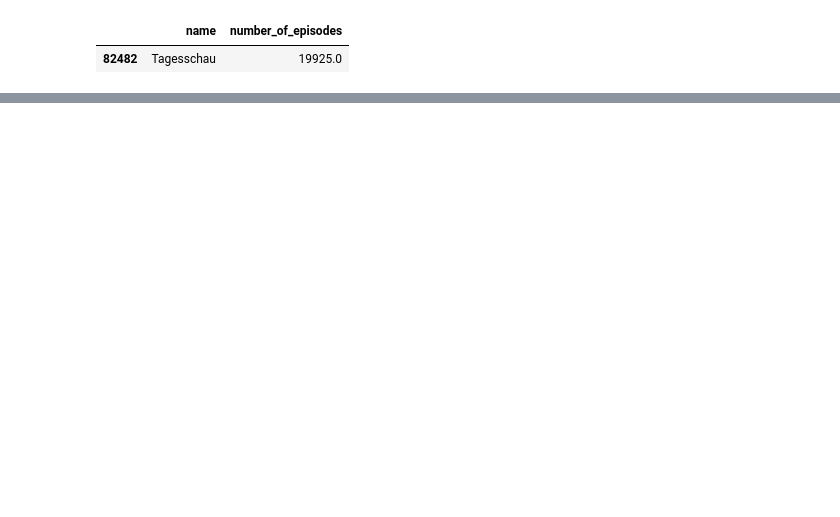
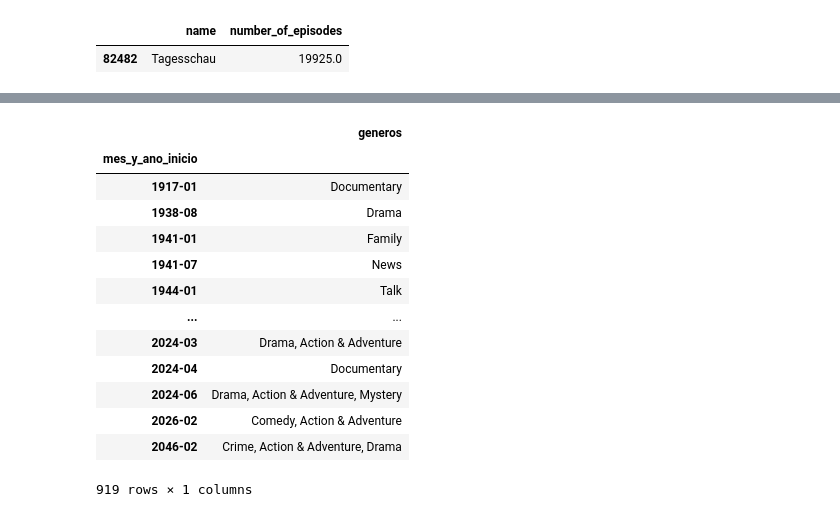
Before and after one commit to GammaTechData/Challenge-3_Limpieza-con-Pandas, a Jupyter notebook: main.ipynb, the cells around one changed output, grey strips where cells are left out. Saved outputs shown, nothing was run; the diff lists cells and outputs as text; code cells hidden in the pictures; blank space fills up the shorter version.

```diff
--- a/main.ipynb
+++ b/main.ipynb
@@ -319,0 +333,28 @@ TypeError: 'float' object is not subscriptable
+# %%
+tvs_df["mes_y_ano_inicio"] = tvs_df["fecha_inicio"].dt.strftime("%Y-%m")
+def genero_mas_repetido(lista):
+    generos = {}
+    for genero in lista:
+        if genero in generos:
+            generos[genero] += 1
+        else:
+            generos[genero] = 1
+    return max(generos, key=generos.get)
+tvs_sin_desc = tvs_df[tvs_df['generos'] != 'Desconocido'] #quitando los 'Desconociados'
+tv_gene_agrupado = tvs_sin_desc.groupby("mes_y_ano_inicio").agg({"generos": genero_mas_repetido}) # no estoy mirando si hay empates
+tv_gene_agrupado # respuesta pero hay que limpiar los datos imaginarios y sin sentido
+# %% [output]
+|  | generos |
+| mes_y_ano_inicio |  |
+| 1917-01 | Documentary |
+| 1938-08 | Drama |
+| 1941-01 | Family |
+| 1941-07 | News |
+| 1944-01 | Talk |
+| ... | ... |
+| 2024-03 | Drama, Action & Adventure |
+| 2024-04 | Documentary |
+| 2024-06 | Drama, Action & Adventure, Mystery |
+| 2026-02 | Comedy, Action & Adventure |
+| 2046-02 | Crime, Action & Adventure, Drama |
+919 rows × 1 columns
```
Also changed, not shown: parts of 42 cells of this notebook, 1 other file.
